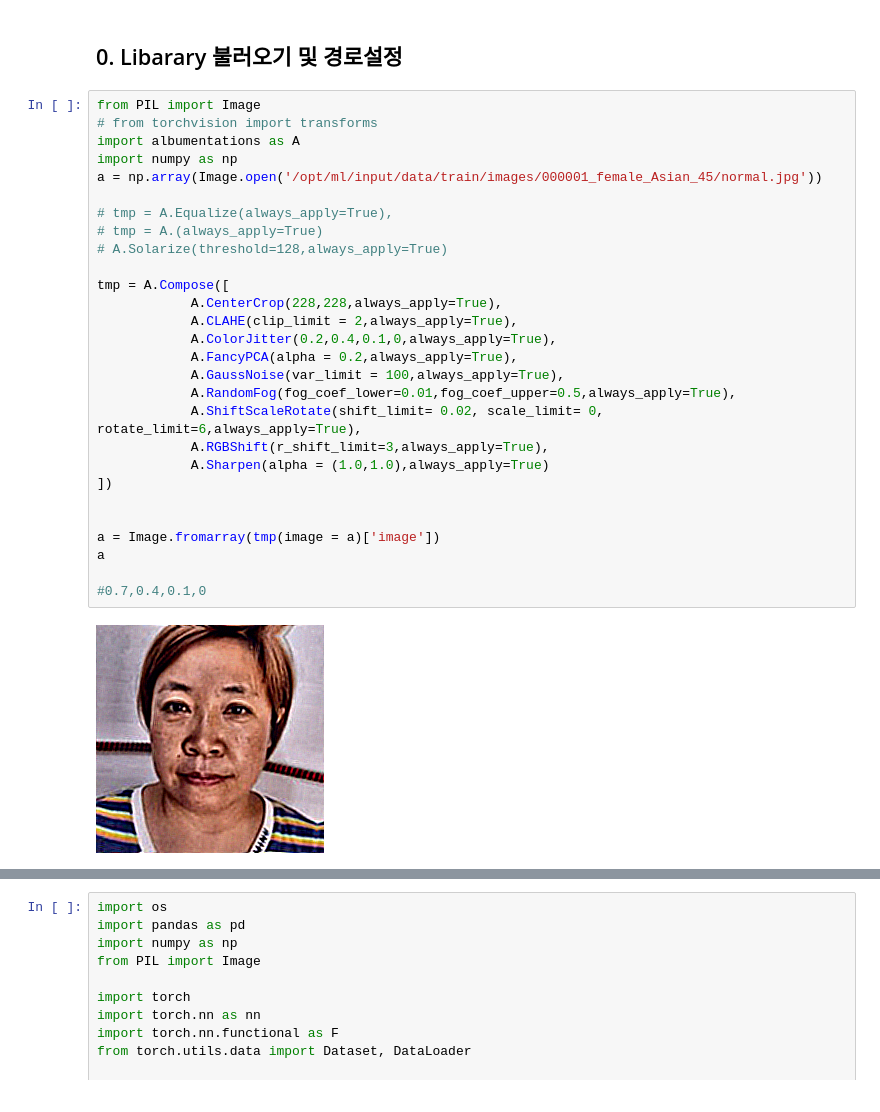
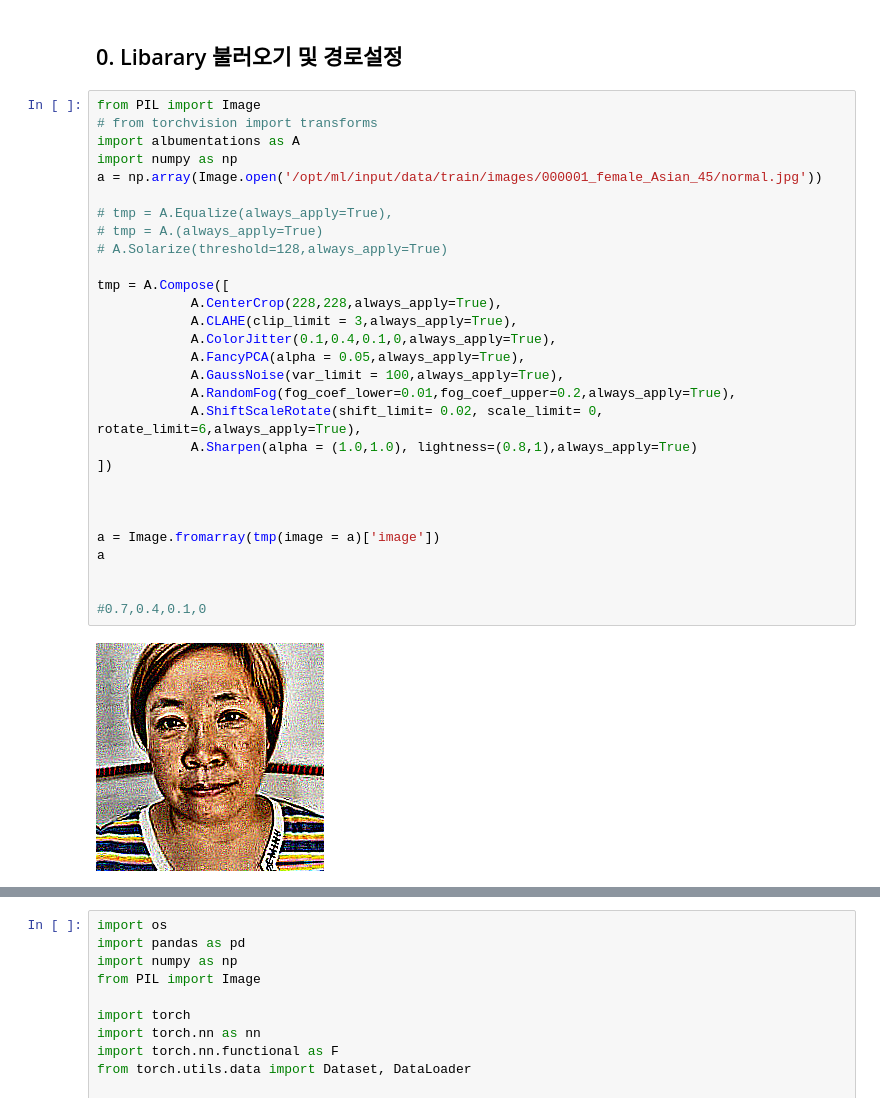
Before and after one commit to SNMHZ/mask-image-classification, a Jupyter notebook: practice/t3058/train.ipynb, the cells around one changed output, grey strips where cells are left out. Cells and saved outputs as stored; diff of their text form.

```diff
--- a/practice/t3058/train.ipynb
+++ b/practice/t3058/train.ipynb
@@ -3,30 +3,31 @@
 # %%
 from PIL import Image
 # from torchvision import transforms
 import albumentations as A
 import numpy as np
 a = np.array(Image.open('/opt/ml/input/data/train/images/000001_female_Asian_45/normal.jpg'))
 
 # tmp = A.Equalize(always_apply=True),
 # tmp = A.(always_apply=True)
 # A.Solarize(threshold=128,always_apply=True)
 
 tmp = A.Compose([
             A.CenterCrop(228,228,always_apply=True),
-            A.CLAHE(clip_limit = 2,always_apply=True),
-            A.ColorJitter(0.2,0.4,0.1,0,always_apply=True),
-            A.FancyPCA(alpha = 0.2,always_apply=True),
+            A.CLAHE(clip_limit = 3,always_apply=True),
+            A.ColorJitter(0.1,0.4,0.1,0,always_apply=True),
+            A.FancyPCA(alpha = 0.05,always_apply=True),
             A.GaussNoise(var_limit = 100,always_apply=True),
-            A.RandomFog(fog_coef_lower=0.01,fog_coef_upper=0.5,always_apply=True),
+            A.RandomFog(fog_coef_lower=0.01,fog_coef_upper=0.2,always_apply=True),
             A.ShiftScaleRotate(shift_limit= 0.02, scale_limit= 0, rotate_limit=6,always_apply=True),
-            A.RGBShift(r_shift_limit=3,always_apply=True),
-            A.Sharpen(alpha = (1.0,1.0),always_apply=True)
+            A.Sharpen(alpha = (1.0,1.0), lightness=(0.8,1),always_apply=True)
 ])
+
 
 
 a = Image.fromarray(tmp(image = a)['image'])
 a
 
+
 #0.7,0.4,0.1,0
 # %% [output]
-[figure, old version]
+[figure, new version]
```
Also changed, not shown: parts of 3 cells of this notebook, 5 other files.
